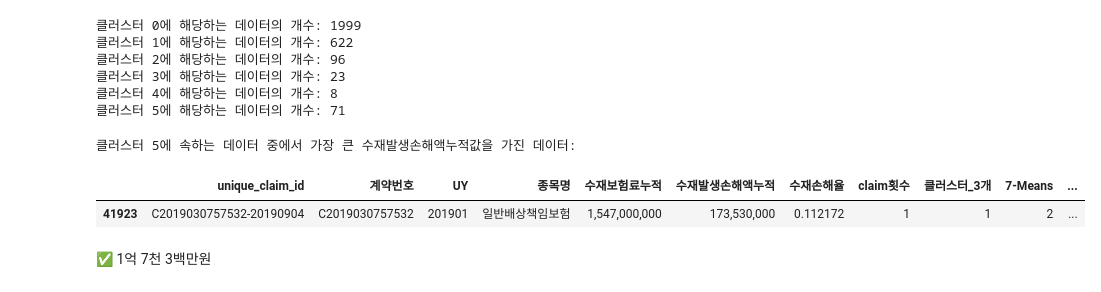
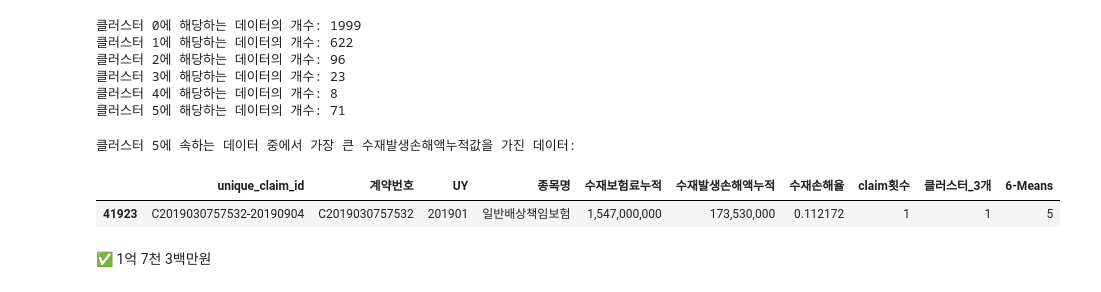
Before and after one commit to HyemiGu/ESC-22WINTER, a Jupyter notebook: 국내_일반배상책임.ipynb, the cells around one changed output. Drawn from its saved outputs; the diff is of its cells as text; code cells hidden in the pictures.

```diff
--- a/국내_일반배상책임.ipynb
+++ b/국내_일반배상책임.ipynb
@@ -541,3 +537,13 @@ display(cluster_4_data_min_loss_EPI_low)
 클러스터 4에 속하는 데이터 중에서 가장 작은 수재발생손해액누적값을 가진 데이터:
 |  | unique_claim_id | 계약번호 | UY | 종목명 | 수재보험료누적 | 수재발생손해액누적 | 수재손해율 | claim횟수 | 클러스터_3개 | 5-Means |
 | 99429 | C2021016674785-20211228 | C2021016673063 | 202101 | 일반배상책임보험 | 155,788,020 | 97,216,481 | 0.624031 | 1 | 0 | 4 |
+# %%
+# 원하는 열 선택
+선택된_열 = ['수재보험료누적', '수재발생손해액누적']
+
+# 각 클러스터 중심값 출력 (부동소수점 표기법 수정)
+클러스터별_중심값 = pd.DataFrame(scaler_EPI_low.inverse_transform(kmeans_EPI_low_5.cluster_centers_), columns=선택된_열)
+# 부동소수점 표기법 수정 및 출력
+pd.set_option('display.float_format', lambda x: '{:,.0f}'.format(x))
+print("\n각 클러스터 중심값:")
+display(클러스터별_중심값)
@@ -761,2 +775,9 @@ display(cluster_4_data_min_loss_EPI_middle)
 # %% [markdown]
 ✅ 1억 3천 7백만원
+# %%
+# 각 클러스터 중심값 출력 (부동소수점 표기법 수정)
+클러스터별_중심값_EPI_middle_k7 = pd.DataFrame(scaler_EPI_middle.inverse_transform(kmeans_EPI_middle_k7.cluster_centers_), columns=['수재보험료누적', '수재발생손해액누적'])
+# 부동소수점 표기법 수정 및 출력
+pd.set_option('display.float_format', lambda x: '{:,.0f}'.format(x))
+print("\n각 클러스터 중심값:")
+display(클러스터별_중심값_EPI_middle_k7)
@@ -890,17 +921,18 @@ for cluster_num in range(6):
 # %%
 # 클러스터 5에 해당하는 데이터 중에서 가장 !큰! 수재발생손해액누적값을 가진 데이터 찾기
 cluster_5_data_min_loss_EPI_high = EPI_high[EPI_high['6-Means'] == 5].nlargest(1, '수재발생손해액누적')
 
 # 부동소수점 표기법 수정 및 'e' 제거
 cluster_5_data_min_loss_EPI_high['수재발생손해액누적'] = cluster_5_data_min_loss_EPI_high['수재발생손해액누적'].apply(lambda x: '{:,.0f}'.format(x))
 cluster_5_data_min_loss_EPI_high['수재보험료누적'] = cluster_5_data_min_loss_EPI_high['수재보험료누적'].apply(lambda x: '{:,.0f}'.format(x))
+cluster_5_data_min_loss_EPI_high['수재손해율'] = cluster_5_data_min_loss_EPI_high['수재손해율'].apply(lambda x: '{:,.6f}'.format(x))
 
 # 출력
 print("\n클러스터 5에 속하는 데이터 중에서 가장 큰 수재발생손해액누적값을 가진 데이터:")
 display(cluster_5_data_min_loss_EPI_high)
 # %% [output]
 클러스터 5에 속하는 데이터 중에서 가장 큰 수재발생손해액누적값을 가진 데이터:
-|  | unique_claim_id | 계약번호 | UY | 종목명 | 수재보험료누적 | 수재발생손해액누적 | 수재손해율 | claim횟수 | 클러스터_3개 | 7-Means | ... |
-| 41923 | C2019030757532-20190904 | C2019030757532 | 201901 | 일반배상책임보험 | 1,547,000,000 | 173,530,000 | 0.112172 | 1 | 1 | 2 | ... |
+|  | unique_claim_id | 계약번호 | UY | 종목명 | 수재보험료누적 | 수재발생손해액누적 | 수재손해율 | claim횟수 | 클러스터_3개 | 6-Means |
+| 41923 | C2019030757532-20190904 | C2019030757532 | 201901 | 일반배상책임보험 | 1,547,000,000 | 173,530,000 | 0.112172 | 1 | 1 | 5 |
 # %% [markdown]
 ✅ 1억 7천 3백만원
```
Also changed, not shown: parts of 7 cells of this notebook.
